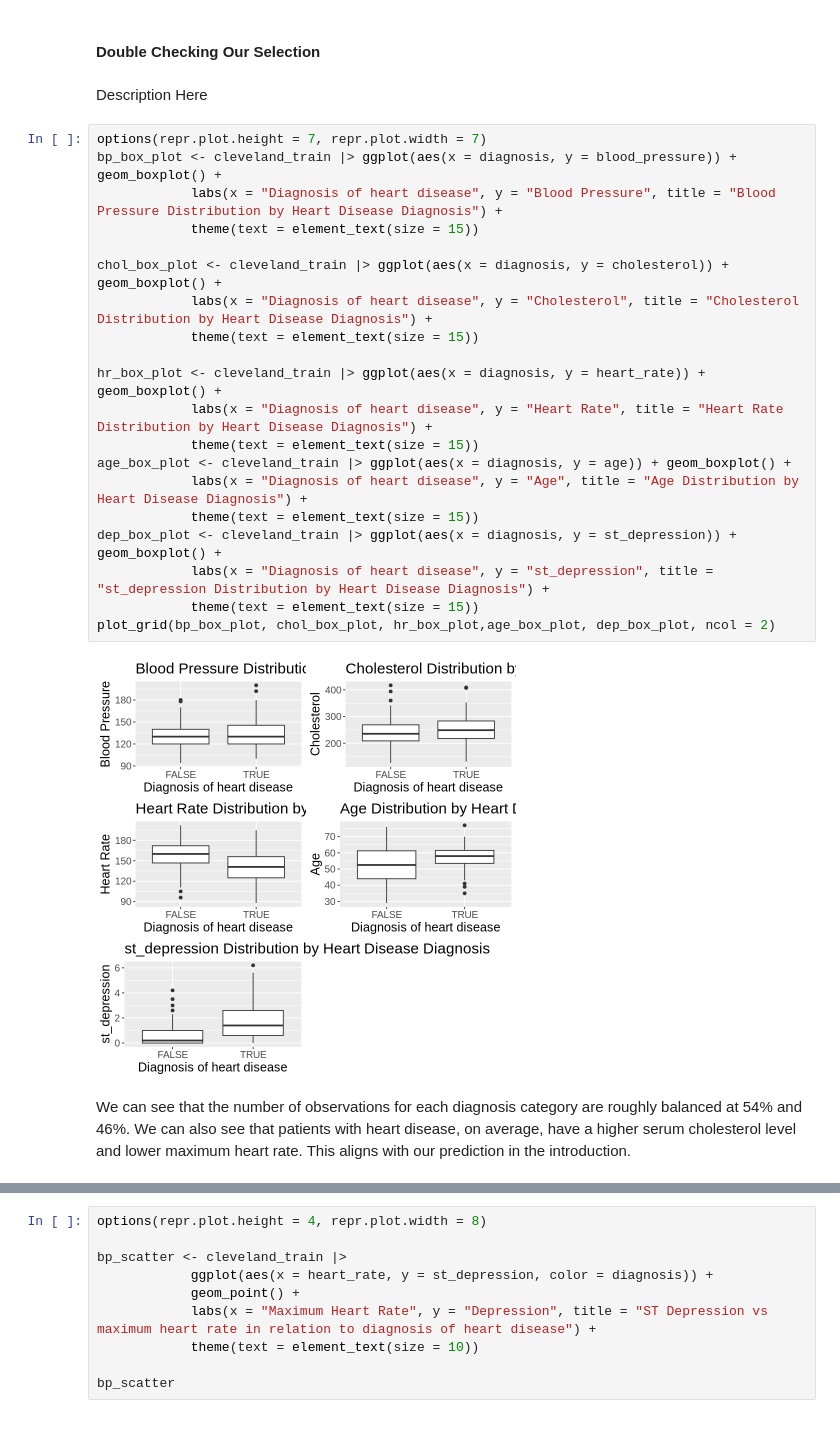
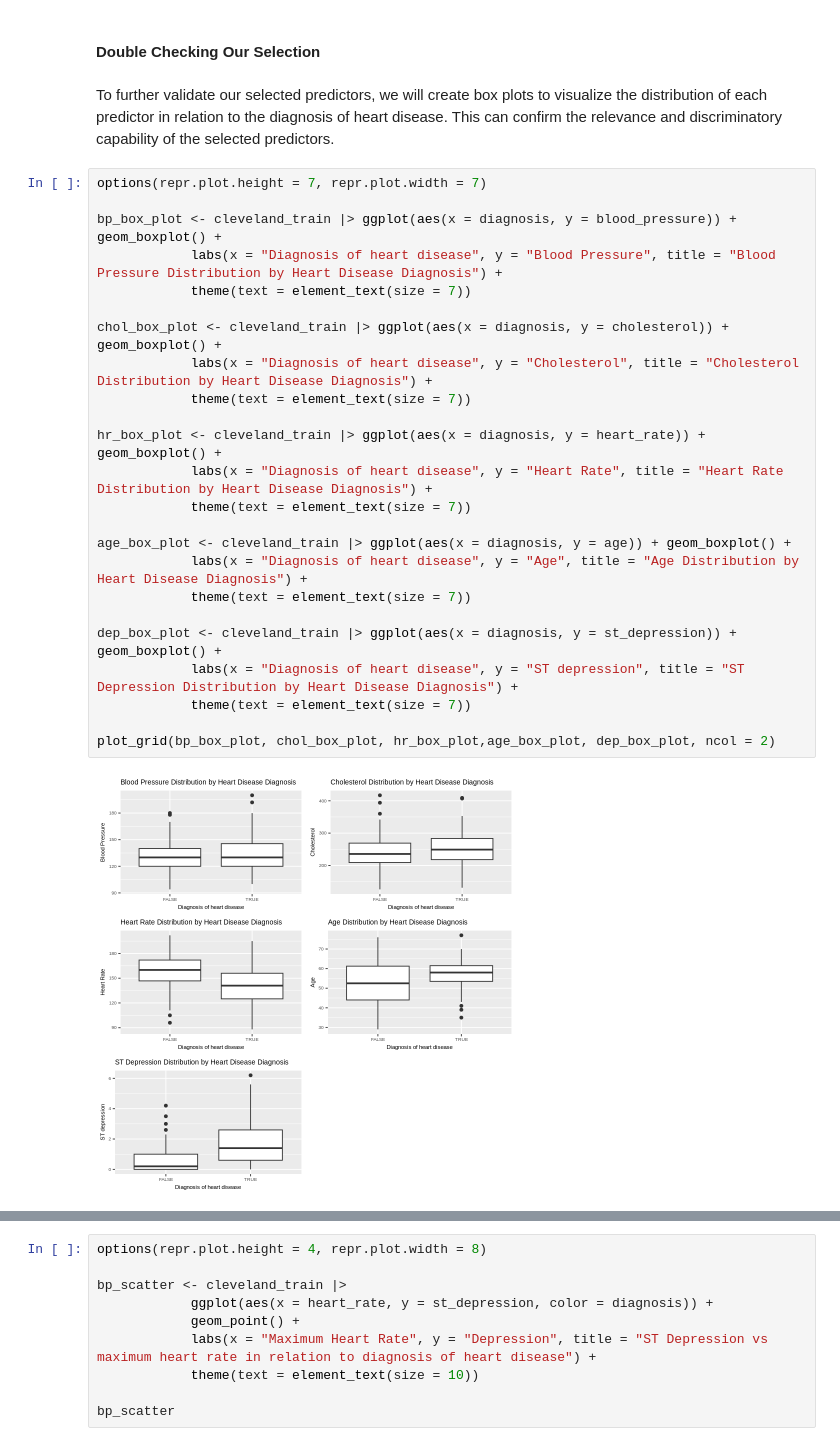
Before and after one commit to Git-Aarya/Heart-Disease-Predictor, a Jupyter notebook: project_proposal_analysis.ipynb, the cells around one changed output, grey strips where cells are left out. Saved outputs shown, nothing was run; the diff lists cells and outputs as text.

```diff
--- a/project_proposal_analysis.ipynb
+++ b/project_proposal_analysis.ipynb
@@ -276,28 +287,30 @@ A tibble: 5 × 3
 # %% [markdown]
 #### Double Checking Our Selection
 # %% [markdown]
-Description Here
+To further validate our selected predictors, we will create box plots to visualize the distribution of each predictor in relation to the diagnosis of heart disease. This can confirm the relevance and discriminatory capability of the selected predictors.
 # %%
 options(repr.plot.height = 7, repr.plot.width = 7)
+
 bp_box_plot <- cleveland_train |> ggplot(aes(x = diagnosis, y = blood_pressure)) + geom_boxplot() +
             labs(x = "Diagnosis of heart disease", y = "Blood Pressure", title = "Blood Pressure Distribution by Heart Disease Diagnosis") +
-            theme(text = element_text(size = 15))
+            theme(text = element_text(size = 7))
 
 chol_box_plot <- cleveland_train |> ggplot(aes(x = diagnosis, y = cholesterol)) + geom_boxplot() +
             labs(x = "Diagnosis of heart disease", y = "Cholesterol", title = "Cholesterol Distribution by Heart Disease Diagnosis") +
-            theme(text = element_text(size = 15))
+            theme(text = element_text(size = 7))
 
 hr_box_plot <- cleveland_train |> ggplot(aes(x = diagnosis, y = heart_rate)) + geom_boxplot() +
             labs(x = "Diagnosis of heart disease", y = "Heart Rate", title = "Heart Rate Distribution by Heart Disease Diagnosis") +
-            theme(text = element_text(size = 15))
+            theme(text = element_text(size = 7))
+
 age_box_plot <- cleveland_train |> ggplot(aes(x = diagnosis, y = age)) + geom_boxplot() +
             labs(x = "Diagnosis of heart disease", y = "Age", title = "Age Distribution by Heart Disease Diagnosis") +
-            theme(text = element_text(size = 15))
+            theme(text = element_text(size = 7))
+
 dep_box_plot <- cleveland_train |> ggplot(aes(x = diagnosis, y = st_depression)) + geom_boxplot() +
-            labs(x = "Diagnosis of heart disease", y = "st_depression", title = "st_depression Distribution by Heart Disease Diagnosis") +
-            theme(text = element_text(size = 15))
+            labs(x = "Diagnosis of heart disease", y = "ST depression", title = "ST Depression Distribution by Heart Disease Diagnosis") +
+            theme(text = element_text(size = 7))
+
 plot_grid(bp_box_plot, chol_box_plot, hr_box_plot,age_box_plot, dep_box_plot, ncol = 2)
 # %% [output]
-[figure, old version]
+[figure, new version]
-# %% [markdown]
-We can see that the number of observations for each diagnosis category are roughly balanced at 54% and 46%. We can also see that patients with heart disease, on average, have a higher serum cholesterol level and lower maximum heart rate. This aligns with our prediction in the introduction.
```
Also changed, not shown: parts of 27 cells of this notebook.
